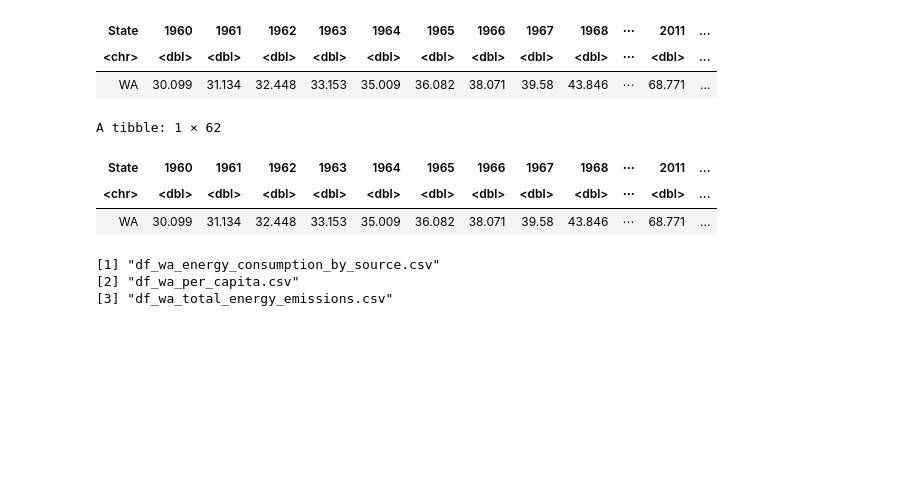
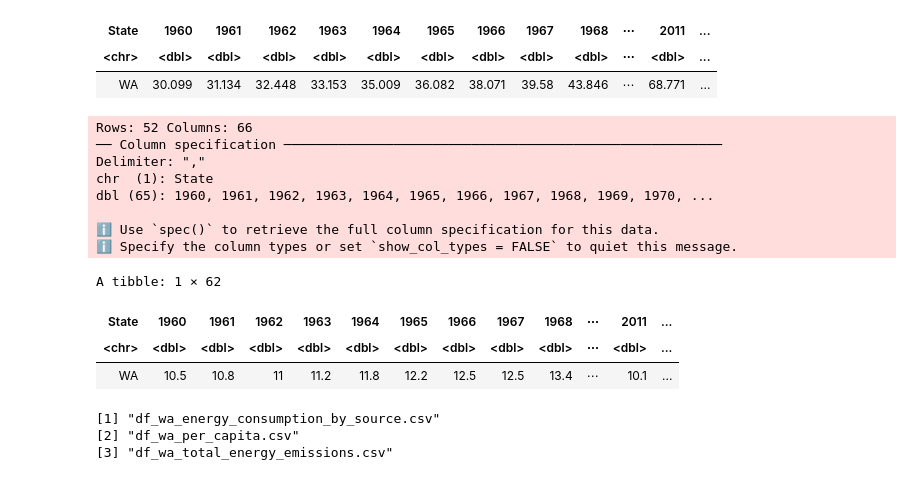
Before and after one commit to mpburnham2-tech/energy_emissions_project, a Jupyter notebook: Project_folder_setup.ipynb, the cells around one changed output. Drawn from its saved outputs; the diff is of its cells as text; code cells hidden in the pictures; blank space fills up the shorter version.

```diff
--- a/Project_folder_setup.ipynb
+++ b/Project_folder_setup.ipynb
@@ -170,17 +170,30 @@ A tibble: 1 × 62
 | WA | 30.099 | 31.134 | 32.448 | 33.153 | 35.009 | 36.082 | 38.071 | 39.58 | 43.846 | ⋯ | 68.771 | ... |
 # %%
 # Clean the per_capita_emissions data
+library(tidyverse)
+
+# Reload the raw per-capita_emissions dataset
+df_raw <- read_csv("raw_data/per_capita_emissions.csv")
+
 # Filter for only WA and years 1960 through 2020
 df_wa_per_capita_emissions <- df_raw %>%
   filter(State == "WA") %>%
   select(State, `1960`:`2020`)
 
 head(df_wa_per_capita_emissions)
 # %% [output]
-A tibble: 1 × 62
+Rows: 52 Columns: 66
+── Column specification ────────────────────────────────────────────────────────
+Delimiter: ","
+chr  (1): State
+dbl (65): 1960, 1961, 1962, 1963, 1964, 1965, 1966, 1967, 1968, 1969, 1970, ...
+
+ℹ Use `spec()` to retrieve the full column specification for this data.
+ℹ Specify the column types or set `show_col_types = FALSE` to quiet this message.
+A tibble: 1 × 62
 | State | 1960 | 1961 | 1962 | 1963 | 1964 | 1965 | 1966 | 1967 | 1968 | ⋯ | 2011 | ... |
 | <chr> | <dbl> | <dbl> | <dbl> | <dbl> | <dbl> | <dbl> | <dbl> | <dbl> | <dbl> | ⋯ | <dbl> | ... |
-| WA | 30.099 | 31.134 | 32.448 | 33.153 | 35.009 | 36.082 | 38.071 | 39.58 | 43.846 | ⋯ | 68.771 | ... |
+| WA | 10.5 | 10.8 | 11 | 11.2 | 11.8 | 12.2 | 12.5 | 12.5 | 13.4 | ⋯ | 10.1 | ... |
 # %%
 # Write df_wa_per_capita_emissions to clean_data
 write_csv(df_wa_per_capita_emissions, "clean_data/df_wa_per_capita.csv")
```
